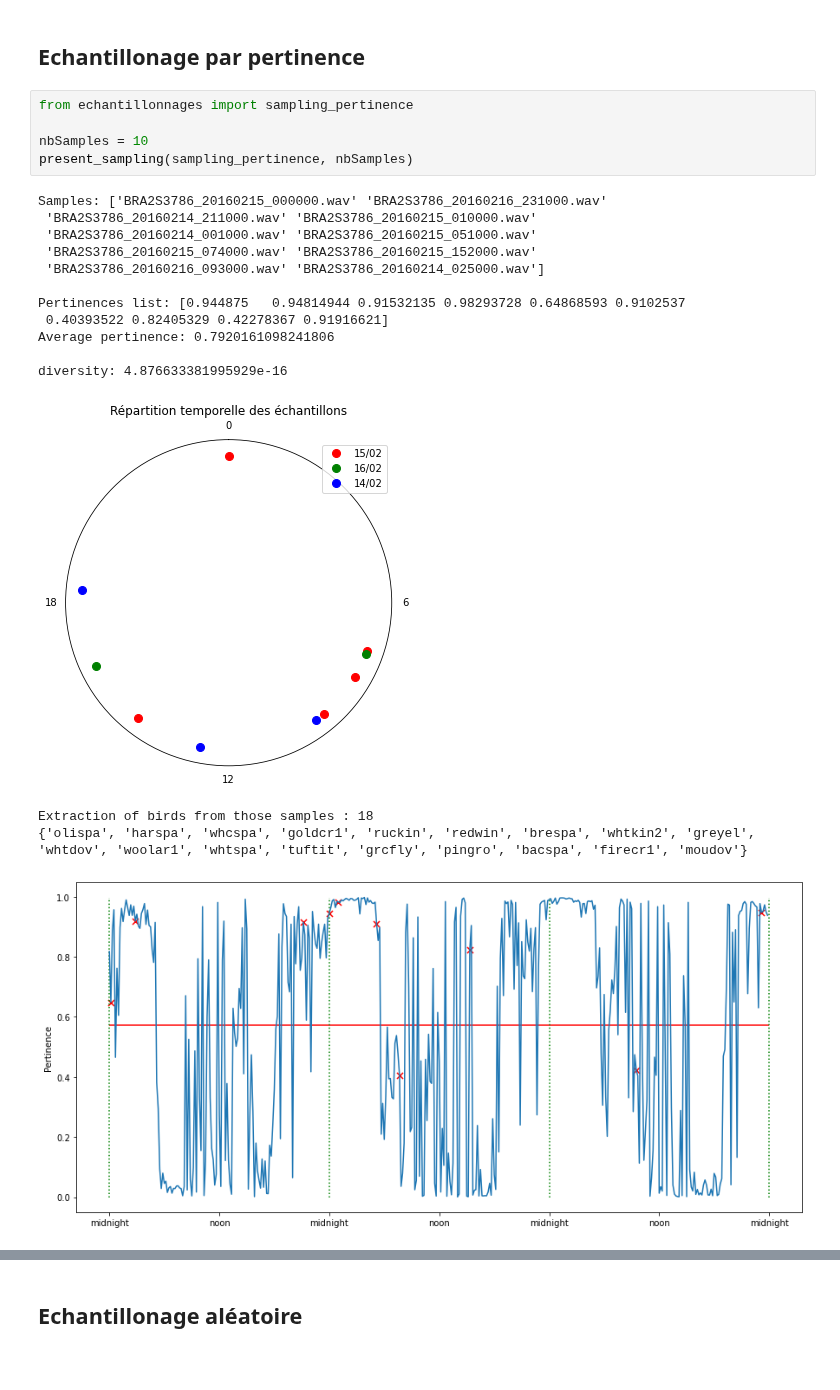
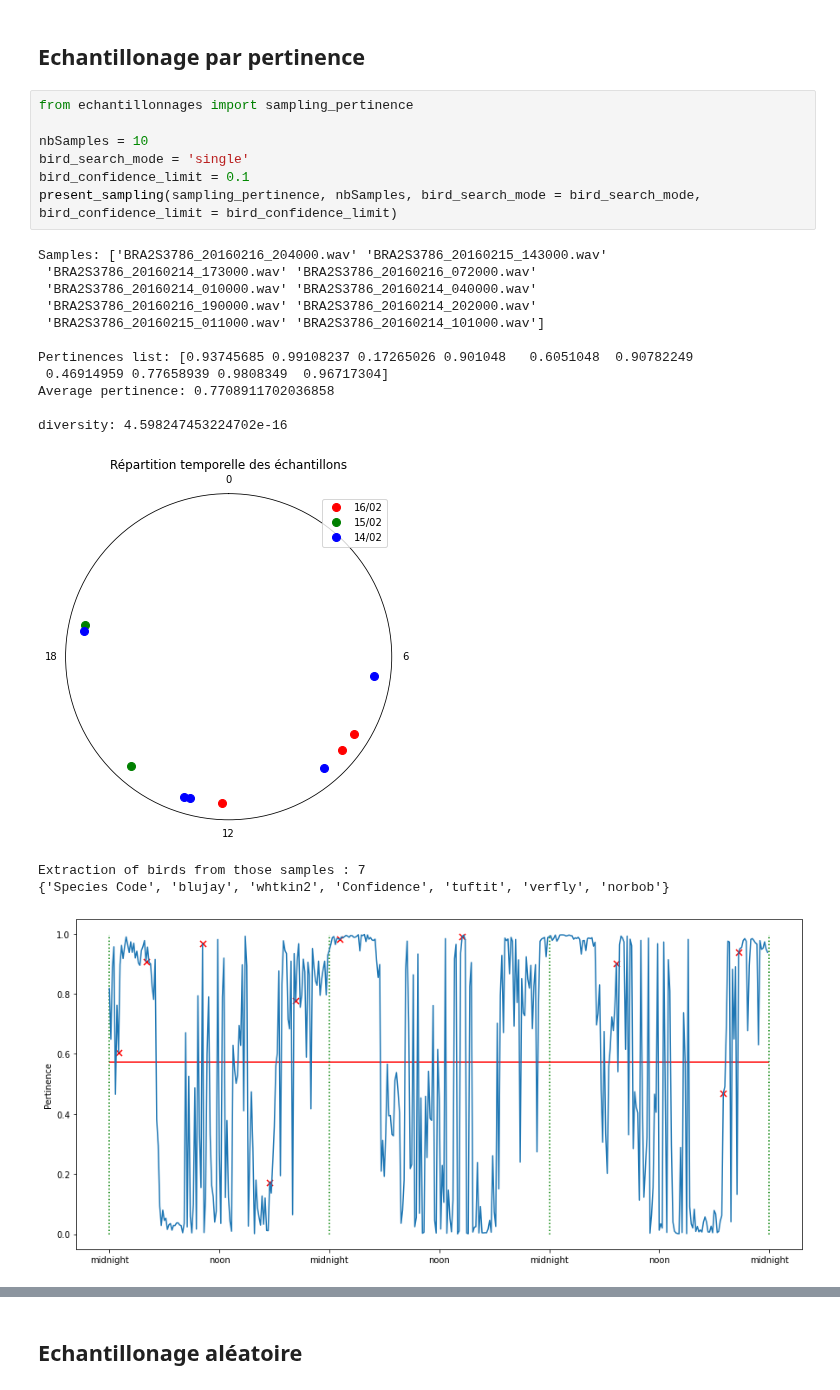
Before and after one commit to outidrarine/Detpop, a Jupyter notebook: TestEchantillonages.ipynb, the cells around one changed output, grey strips where cells are left out. Cells and saved outputs as stored; diff of their text form; blank space fills up the shorter version.

Commit message:
adding parameters to selection of birds

```diff
--- a/TestEchantillonages.ipynb
+++ b/TestEchantillonages.ipynb
@@ -10,21 +10,23 @@ from affichageDonnees import present_sampling
 # %%
 from echantillonnages import sampling_pertinence
 
 nbSamples = 10
-present_sampling(sampling_pertinence, nbSamples)
+bird_search_mode = 'single'
+bird_confidence_limit = 0.1
+present_sampling(sampling_pertinence, nbSamples, bird_search_mode = bird_search_mode, bird_confidence_limit = bird_confidence_limit)
 # %% [output]
-Samples: ['BRA2S3786_20160215_000000.wav' 'BRA2S3786_20160216_231000.wav'
- 'BRA2S3786_20160214_211000.wav' 'BRA2S3786_20160215_010000.wav'
- 'BRA2S3786_20160214_001000.wav' 'BRA2S3786_20160215_051000.wav'
- 'BRA2S3786_20160215_074000.wav' 'BRA2S3786_20160215_152000.wav'
- 'BRA2S3786_20160216_093000.wav' 'BRA2S3786_20160214_025000.wav']
+Samples: ['BRA2S3786_20160216_204000.wav' 'BRA2S3786_20160215_143000.wav'
+ 'BRA2S3786_20160214_173000.wav' 'BRA2S3786_20160216_072000.wav'
+ 'BRA2S3786_20160214_010000.wav' 'BRA2S3786_20160214_040000.wav'
+ 'BRA2S3786_20160216_190000.wav' 'BRA2S3786_20160214_202000.wav'
+ 'BRA2S3786_20160215_011000.wav' 'BRA2S3786_20160214_101000.wav']
 
-Pertinences list: [0.944875   0.94814944 0.91532135 0.98293728 0.64868593 0.9102537
- 0.40393522 0.82405329 0.42278367 0.91916621]
-Average pertinence: 0.7920161098241806
+Pertinences list: [0.93745685 0.99108237 0.17265026 0.901048   0.6051048  0.90782249
+ 0.46914959 0.77658939 0.9808349  0.96717304]
+Average pertinence: 0.7708911702036858
 
-diversity: 4.876633381995929e-16
+diversity: 4.598247453224702e-16
-[figure, old version]
+[figure, new version]
-Extraction of birds from those samples : 18
-{'olispa', 'harspa', 'whcspa', 'goldcr1', 'ruckin', 'redwin', 'brespa', 'whtkin2', 'greyel', 'whtdov', 'woolar1', 'whtspa', 'tuftit', 'grcfly', 'pingro', 'bacspa', 'firecr1', 'moudov'}
+Extraction of birds from those samples : 7
+{'Species Code', 'blujay', 'whtkin2', 'Confidence', 'tuftit', 'verfly', 'norbob'}
-[figure, old version]
+[figure, new version]
```
Also changed, not shown: parts of 6 cells of this notebook, 2 other files.
